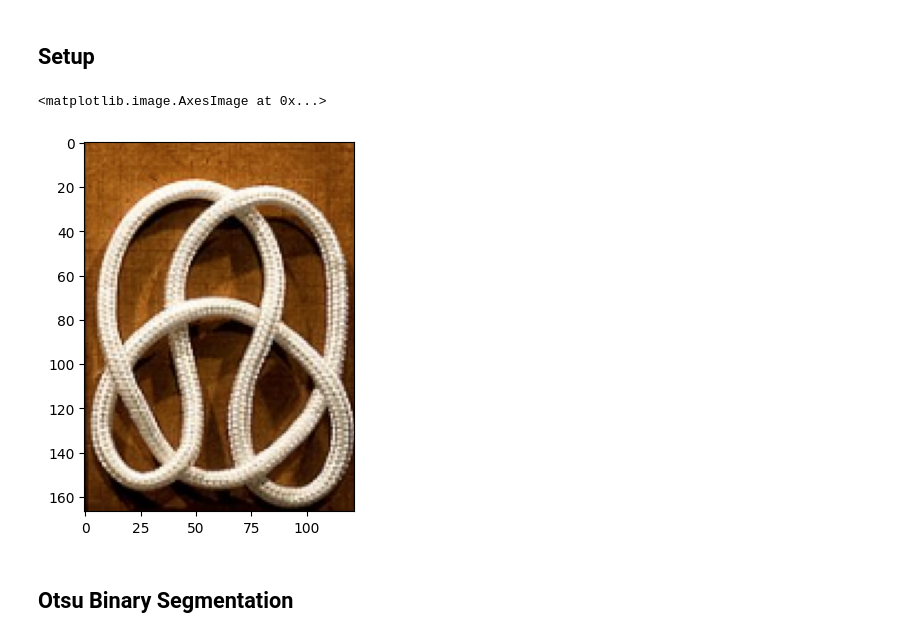
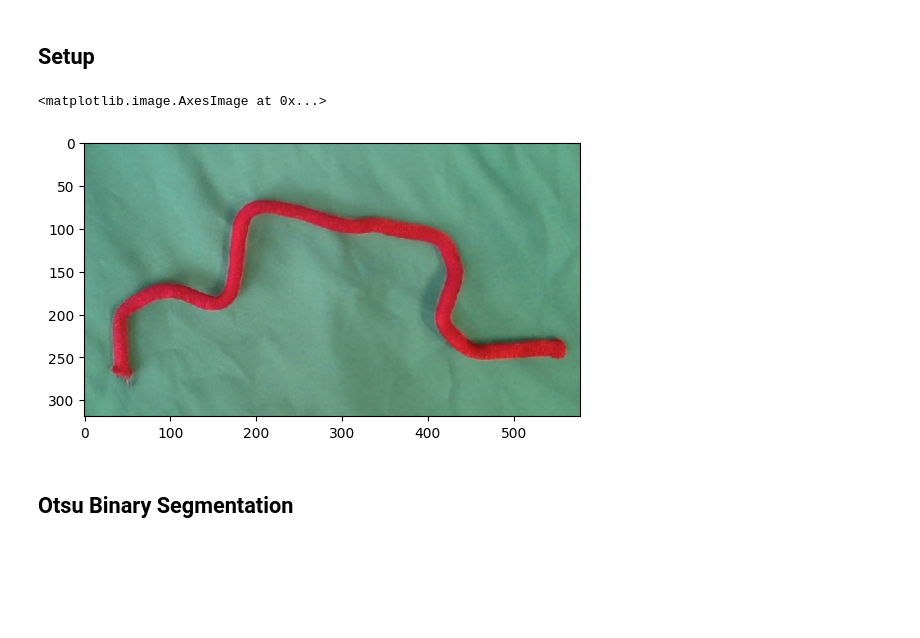
Before and after one commit to PhilJ0ly/knotId, a Jupyter notebook: segmentation.ipynb, the cells around one changed output. Drawn from its saved outputs; the diff is of its cells as text; code cells hidden in the pictures; blank space fills up the shorter version.

```diff
--- a/segmentation.ipynb
+++ b/segmentation.ipynb
@@ -19,13 +21,12 @@ from skimage.feature import canny
 import cv2
 from scipy import ndimage
 # %%
-i= 3
 img_og =  io.imread(f'./examples/{i}_knot.png')[...,:3]      # Gray image, rgb images need pre-conversion
 img_gray = rgb2gray(img_og)
 plt.imshow(img_og)
 # %% [output]
 <matplotlib.image.AxesImage at 0x...>
-[figure, old version]
+[figure, new version]
 # %%
 def blur(img, k_size, blur_size):
     kernel = np.ones((k_size,k_size))
```
Also changed, not shown: parts of 16 cells of this notebook, 1 other file.
